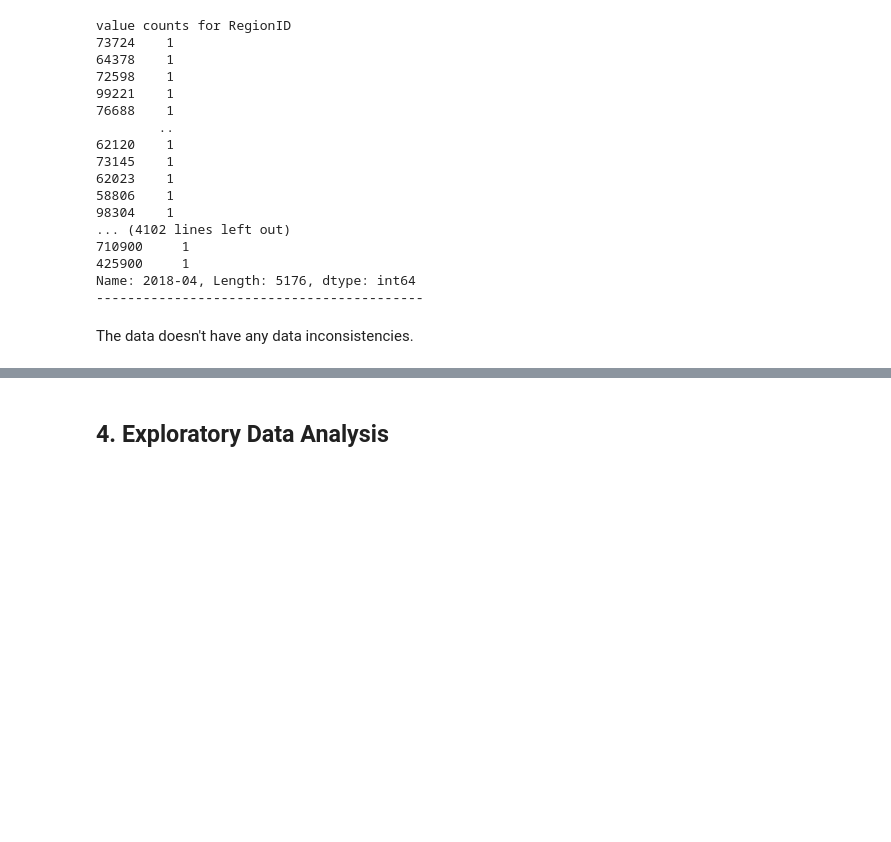
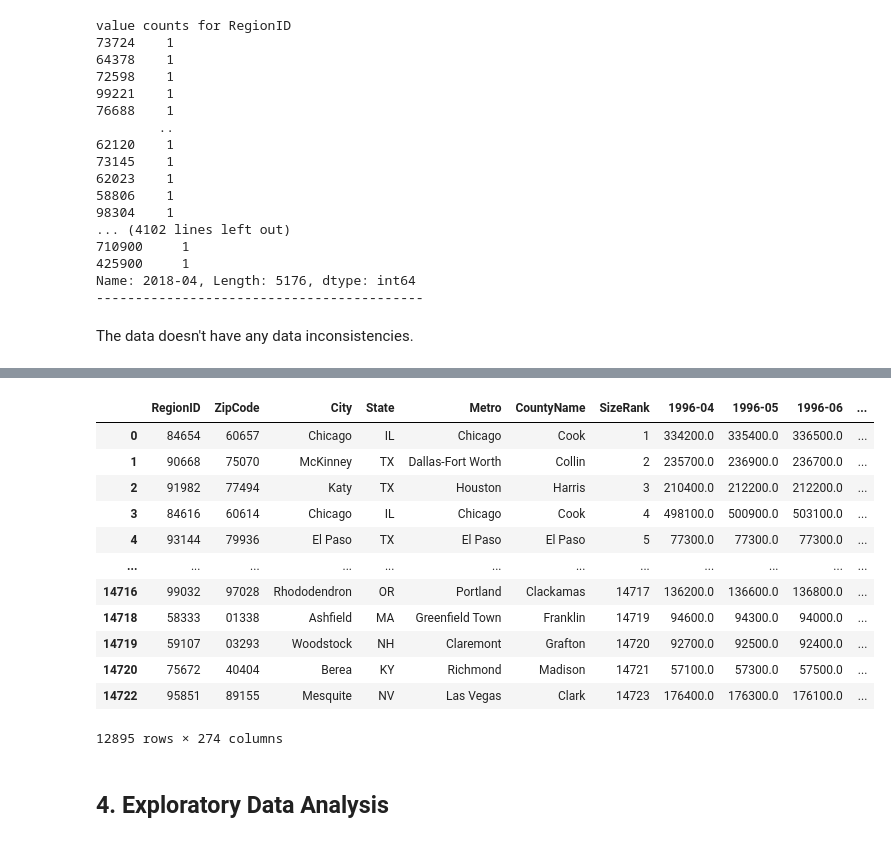
Before and after one commit to HersiYussuf/Phase-5-Project, a Jupyter notebook: Untitled.ipynb, the cells around one changed output, grey strips where cells are left out. Cells and saved outputs as stored; diff of their text form; code cells hidden in the pictures; blank space fills up the shorter version.

```diff
--- a/Untitled.ipynb
+++ b/Untitled.ipynb
@@ -265,2 +286,18 @@ pandas.core.frame.DataFrame
+# %%
+df
+# %% [output]
+|  | RegionID | ZipCode | City | State | Metro | CountyName | SizeRank | 1996-04 | 1996-05 | 1996-06 | ... |
+| 0 | 84654 | 60657 | Chicago | IL | Chicago | Cook | 1 | 334200.0 | 335400.0 | 336500.0 | ... |
+| 1 | 90668 | 75070 | McKinney | TX | Dallas-Fort Worth | Collin | 2 | 235700.0 | 236900.0 | 236700.0 | ... |
+| 2 | 91982 | 77494 | Katy | TX | Houston | Harris | 3 | 210400.0 | 212200.0 | 212200.0 | ... |
+| 3 | 84616 | 60614 | Chicago | IL | Chicago | Cook | 4 | 498100.0 | 500900.0 | 503100.0 | ... |
+| 4 | 93144 | 79936 | El Paso | TX | El Paso | El Paso | 5 | 77300.0 | 77300.0 | 77300.0 | ... |
+| ... | ... | ... | ... | ... | ... | ... | ... | ... | ... | ... | ... |
+| 14716 | 99032 | 97028 | Rhododendron | OR | Portland | Clackamas | 14717 | 136200.0 | 136600.0 | 136800.0 | ... |
+| 14718 | 58333 | 01338 | Ashfield | MA | Greenfield Town | Franklin | 14719 | 94600.0 | 94300.0 | 94000.0 | ... |
+| 14719 | 59107 | 03293 | Woodstock | NH | Claremont | Grafton | 14720 | 92700.0 | 92500.0 | 92400.0 | ... |
+| 14720 | 75672 | 40404 | Berea | KY | Richmond | Madison | 14721 | 57100.0 | 57300.0 | 57500.0 | ... |
+| 14722 | 95851 | 89155 | Mesquite | NV | Las Vegas | Clark | 14723 | 176400.0 | 176300.0 | 176100.0 | ... |
+12895 rows × 274 columns
 # %% [markdown]
 ## 4. Exploratory Data Analysis
```
Also changed, not shown: parts of 12 cells of this notebook.
